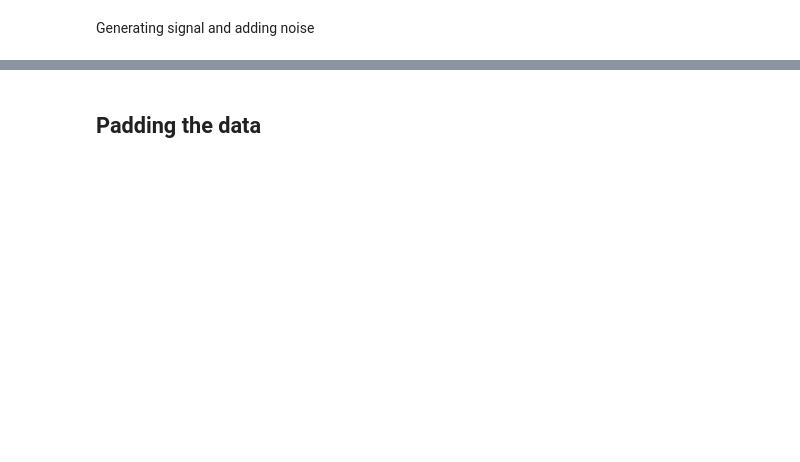
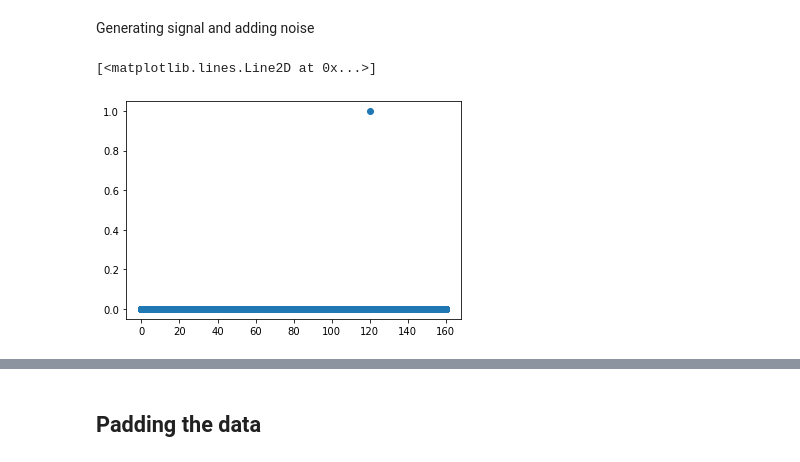
Before and after one commit to Lu-Neil/PBHs, a Jupyter notebook: Resampling/Ratio curve.ipynb, the cells around one changed output, grey strips where cells are left out. Cells and saved outputs as stored; diff of their text form; code cells hidden in the pictures; blank space fills up the shorter version.

```diff
--- a/Resampling/Ratio curve.ipynb
+++ b/Resampling/Ratio curve.ipynb
@@ -68,3 +68,6 @@ def strobo(beta, data, f_ratio):
 # %%
-# pl.plot(freq_corrected, np.abs(resampled_power), 'o')
+pl.plot(freq_corrected, np.abs(resampled_power), 'o')
 # pl.xlim(119.995, 120.005)
+# %% [output]
+[<matplotlib.lines.Line2D at 0x...>]
+[figure, added]
```
Also changed, not shown: parts of 13 cells of this notebook, 3 other files.
